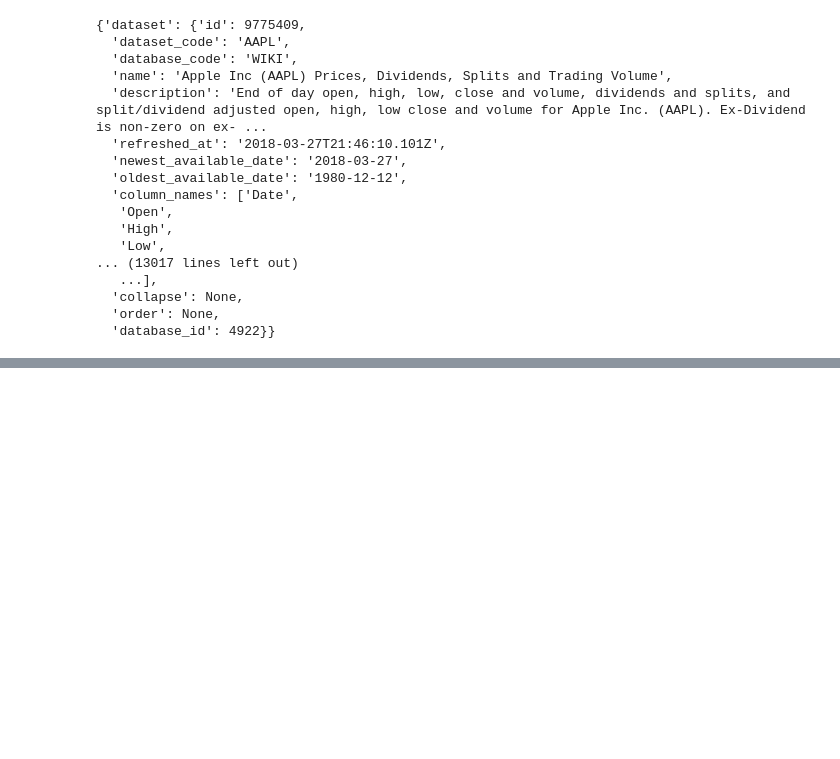
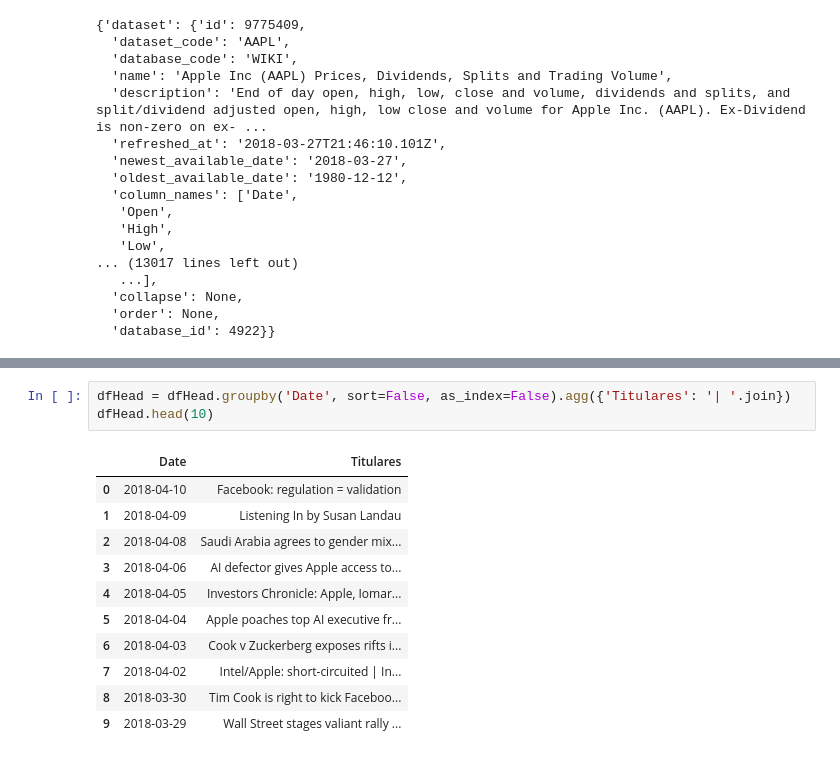
Before and after one commit to hector-moreno/datamad0119, a Jupyter notebook: module-1/web-project/your-code/web-project.ipynb, the cells around one changed output, grey strips where cells are left out. Saved outputs shown, nothing was run; the diff lists cells and outputs as text; blank space fills up the shorter version.

```diff
--- a/module-1/web-project/your-code/web-project.ipynb
+++ b/module-1/web-project/your-code/web-project.ipynb
@@ -114,0 +110,15 @@ dfHead
+# %%
+dfHead = dfHead.groupby('Date', sort=False, as_index=False).agg({'Titulares': '| '.join})
+dfHead.head(10)
+# %% [output]
+|  | Date | Titulares |
+| 0 | 2018-04-10 | Facebook: regulation = validation |
+| 1 | 2018-04-09 | Listening In by Susan Landau |
+| 2 | 2018-04-08 | Saudi Arabia agrees to gender mix... |
+| 3 | 2018-04-06 | AI defector gives Apple access to... |
+| 4 | 2018-04-05 | Investors Chronicle: Apple, Iomar... |
+| 5 | 2018-04-04 | Apple poaches top AI executive fr... |
+| 6 | 2018-04-03 | Cook v Zuckerberg exposes rifts i... |
+| 7 | 2018-04-02 | Intel/Apple: short-circuited | In... |
+| 8 | 2018-03-30 | Tim Cook is right to kick Faceboo... |
+| 9 | 2018-03-29 | Wall Street stages valiant rally ... |
```
Also changed, not shown: parts of 7 cells of this notebook.
